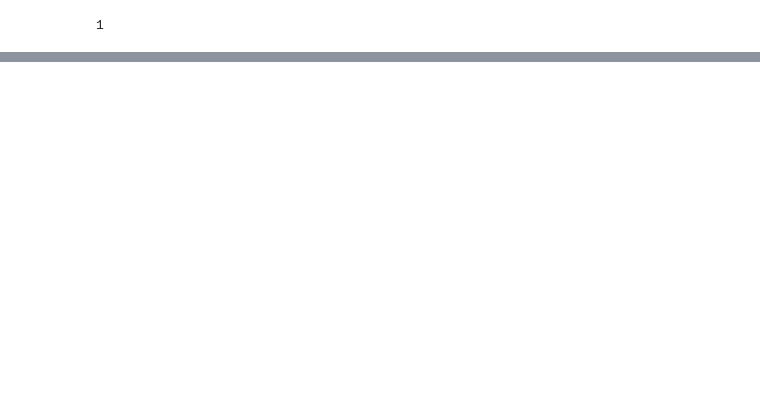
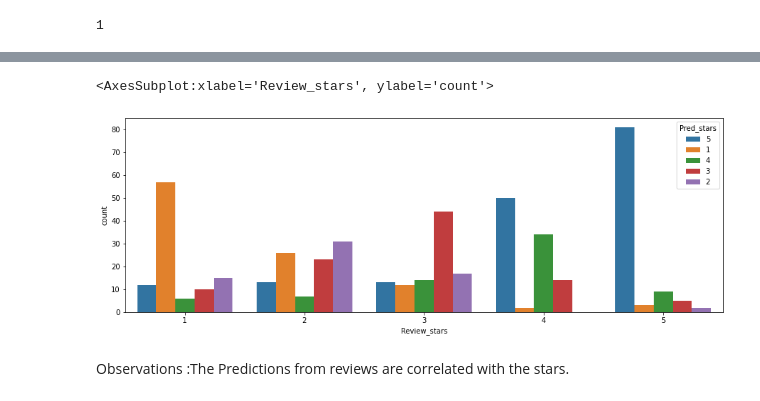
Before and after one commit to HjayejMohamed/NLP, a Jupyter notebook: amazon-fine-food-reviews-analysis.ipynb, the cells around one changed output, grey strips where cells are left out. Saved outputs shown, nothing was run; the diff lists cells and outputs as text; code cells hidden in the pictures; blank space fills up the shorter version.

Commit message:
Kaggle Notebook | amazon-fine-food-reviews-analysis | Version 3

```diff
--- a/amazon-fine-food-reviews-analysis.ipynb
+++ b/amazon-fine-food-reviews-analysis.ipynb
@@ -224,0 +213,2 @@ df2.to_csv('pred_and_real_reviews_scores.csv')
+# %%
+df3=pd.read_csv('./pred_and_real_reviews_scores.csv')
@@ -224,0 +224,4 @@ df2.to_csv('pred_and_real_reviews_scores.csv')
+# %%
+df3=df3.rename(columns={'Pred_label':'Pred_stars','Score':'Review_stars'})
+# %%
+df3['Pred_stars']=df3['Pred_stars'].map(lambda x: x.split()[0])
@@ -224,0 +255,8 @@ df2.to_csv('pred_and_real_reviews_scores.csv')
+# %%
+plt.figure(figsize=(15,5))
+sns.countplot(df3['Review_stars'],hue=df3['Pred_stars'])
+# %% [output]
+<AxesSubplot:xlabel='Review_stars', ylabel='count'>
+[figure, added]
+# %% [markdown]
+Observations :The Predictions from reviews are correlated with the stars.
```
Also changed, not shown: parts of 17 cells of this notebook.
